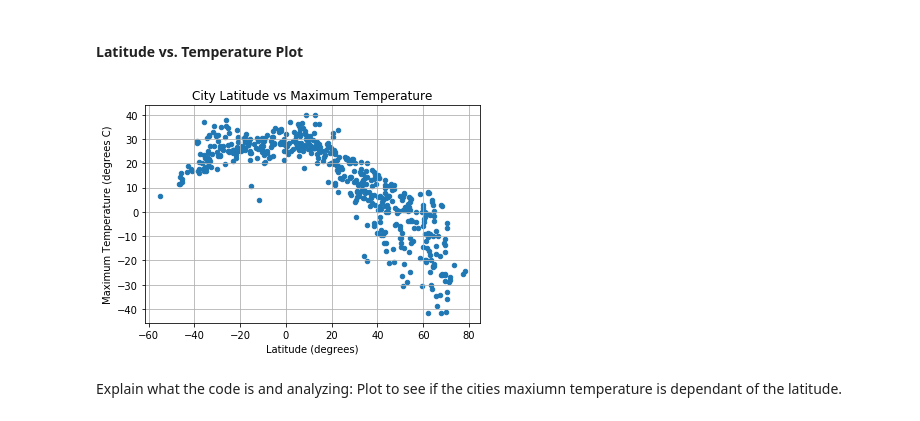
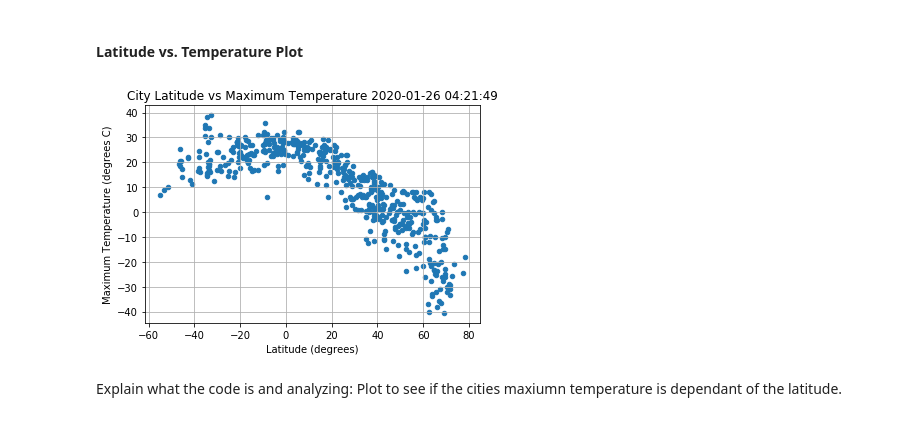
Before and after one commit to abbylemon/python-api-challenge, a Jupyter notebook: WeatherPy/WeatherPy.ipynb, the cells around one changed output. Drawn from its saved outputs; the diff is of its cells as text; code cells hidden in the pictures.

```diff
--- a/WeatherPy/WeatherPy.ipynb
+++ b/WeatherPy/WeatherPy.ipynb
@@ -150,12 +158,12 @@ city_data_df.head()
 # %%
 lat_temp_plot = city_data_df.plot.scatter(y="Max Temp", x="Lat", grid=True)
 plt.ylabel("Maximum Temperature (degrees C)")
 plt.xlabel('Latitude (degrees)')
-plt.title(f'City Latitude vs Maximum Temperature')
+plt.title(f'City Latitude vs Maximum Temperature {date}')
 plt.savefig('output_data/cit-vs-temp.png')
 plt.show()
 # %% [output]
-[figure, old version]
+[figure, new version]
 # %% [markdown]
 Explain what the code is and analyzing:
 Plot to see if the cities maxiumn temperature is dependant of the latitude.
```
Also changed, not shown: parts of 18 cells of this notebook, 15 other files.
